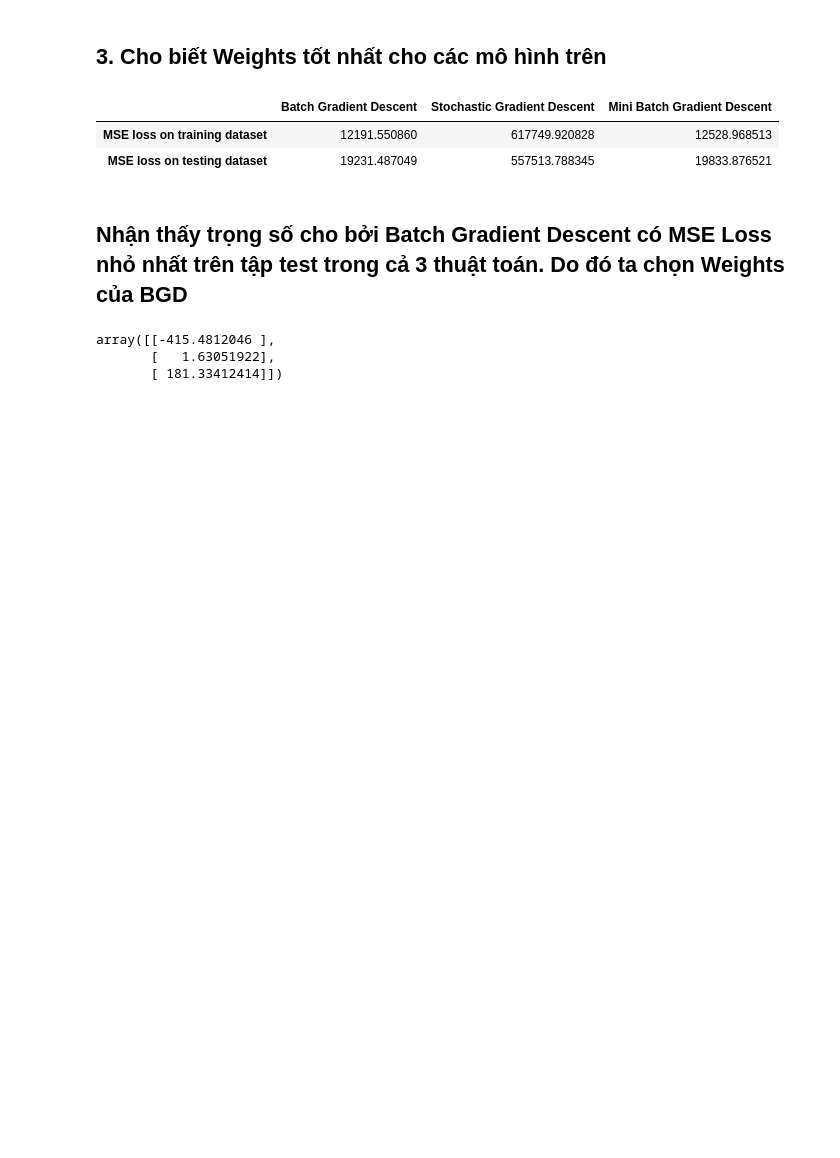
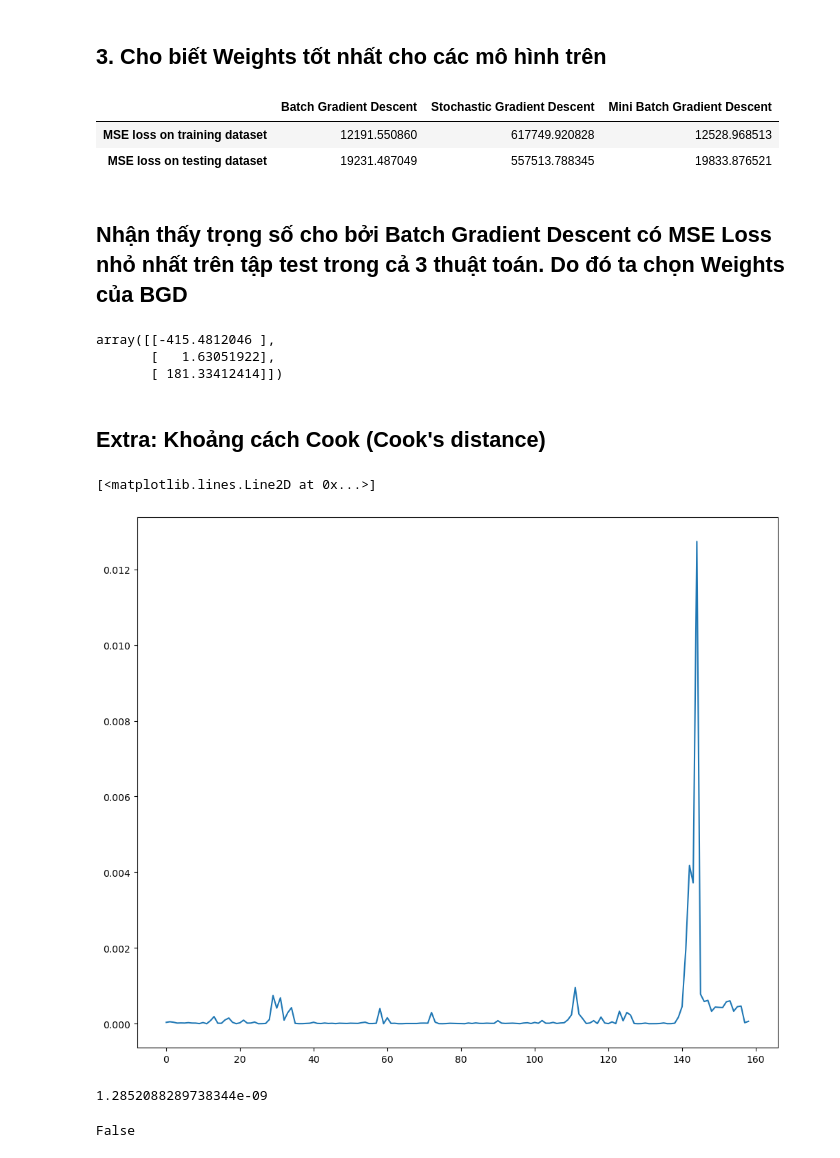
Before and after one commit to PhuThanh-Nguyen/Introduction-to-Machine-Learning-CourseWork, a Jupyter notebook: Lab 02/NMMH_TH2_18110014.ipynb, the cells around one changed output. Drawn from its saved outputs; the diff is of its cells as text; code cells hidden in the pictures; blank space fills up the shorter version.

Commit message:
Extra: Cook's distance

```diff
--- a/Lab 02/NMMH_TH2_18110014.ipynb
+++ b/Lab 02/NMMH_TH2_18110014.ipynb
@@ -325,3 +325,36 @@ BGD.theta
 array([[-415.4812046 ],
        [   1.63051922],
        [ 181.33412414]])
+# %% [markdown]
+## Extra: Khoảng cách Cook (Cook's distance)
+# %%
+def cookDistance(X, y, **kwargs):
+    n, p = X.shape
+    fullModel = LinearReg(**kwargs)
+    fullModel.fit(X, y)
+    mse = np.sum((fullModel.predict(X) - y)**2)/(n - p) # This one is different than MSE implemented above.
+    distance = [0 for i in range(n)]
+    for i in range(n):
+        original_fit = fullModel.predict(X[i])
+        partialModel = LinearReg(**kwargs)
+        partialModel.fit(np.delete(X, i, axis = 0), np.delete(y, i, axis = 0))
+        partial_fit = partialModel.predict(X[i])
+        distance[i] = np.sum((original_fit - partial_fit)**2)/(p*mse)
+    return distance
+# %%
+distance = cookDistance(X, y, nb_epoch = 127000, batch_size = None, learning_rate = 0.01)
+# %%
+fig, ax = plt.subplots(figsize = (12, 10))
+idx = np.arange(X.shape[0])
+ax.plot(idx, distance)
+# %% [output]
+[<matplotlib.lines.Line2D at 0x...>]
+[figure, added]
+# %%
+np.min(distance)
+# %% [output]
+1.2852088289738344e-09
+# %%
+np.max(distance) > 1 # No outliers, using Cook's distance
+# %% [output]
+False
```
Also changed, not shown: parts of 5 cells of this notebook.
